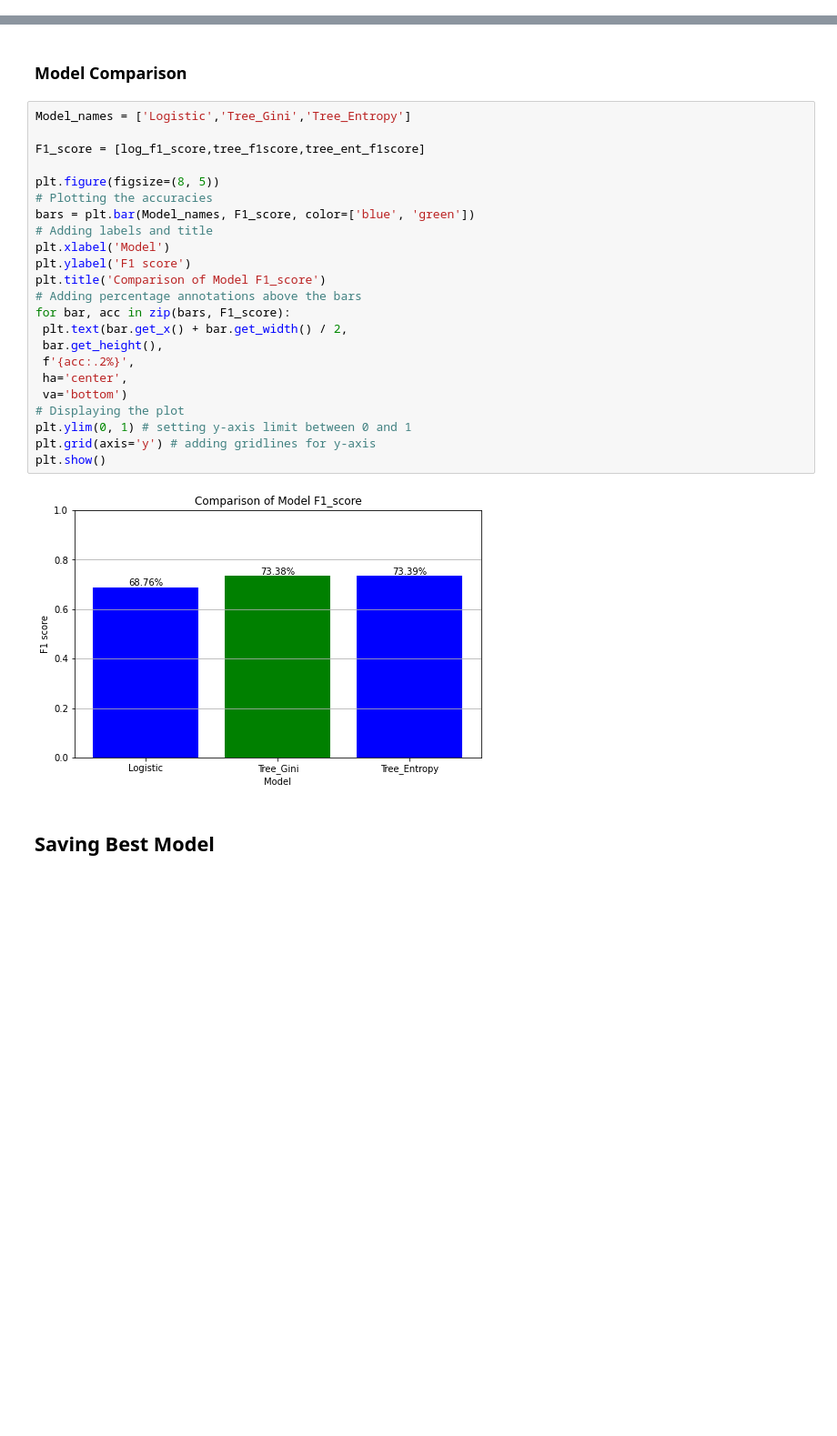
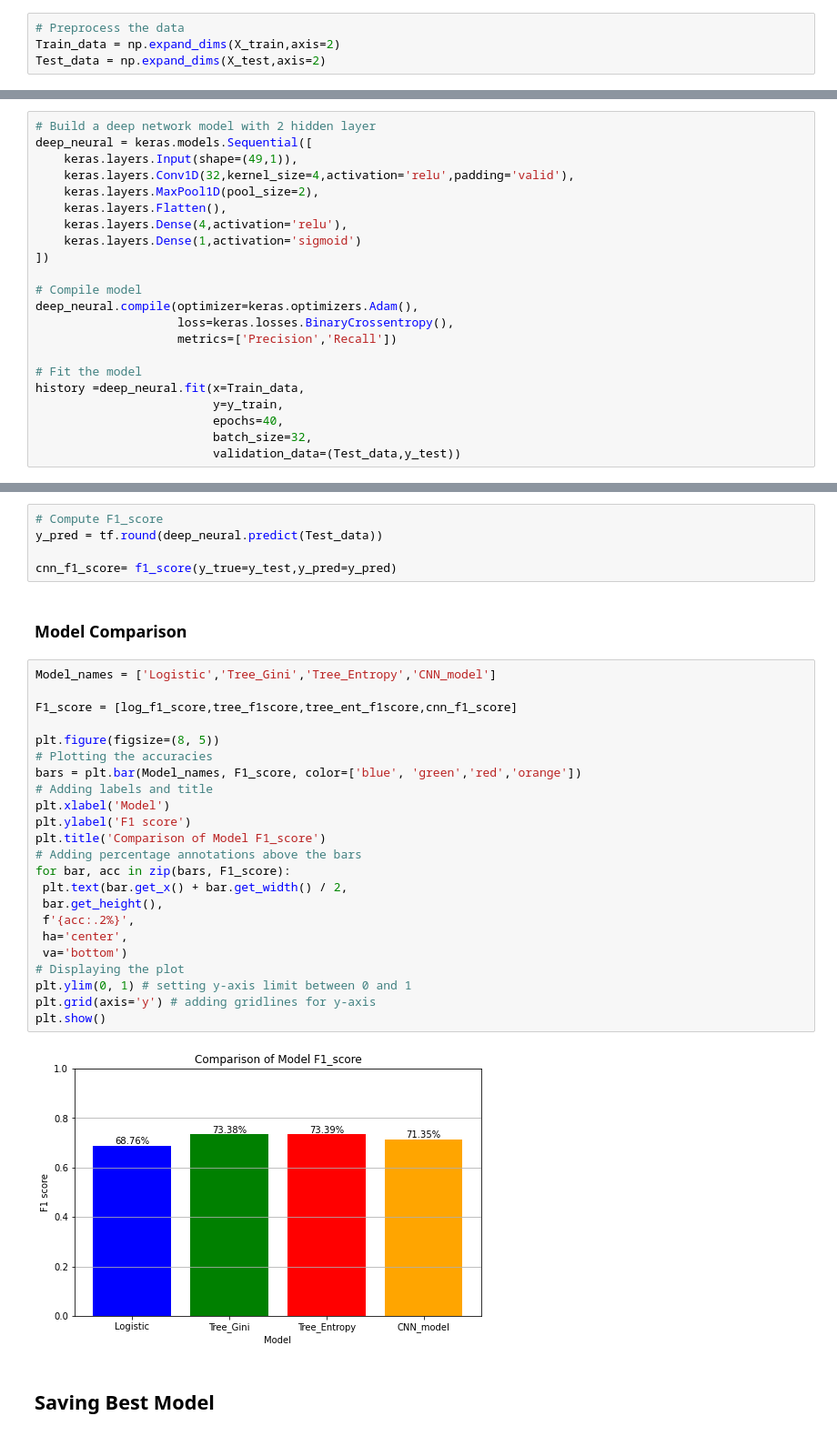
Before and after one commit to Rhino-byte/Tz_Boreholes, a Jupyter notebook: student.ipynb, the cells around one changed output, grey strips where cells are left out. Shown at 91% size. Saved outputs shown, nothing was run; the diff lists cells and outputs as text; blank space fills up the shorter version.

Commit message:
Add neural network model

```diff
--- a/student.ipynb
+++ b/student.ipynb
@@ -880,0 +886,4 @@ non functional       0.77      0.70      0.73      4458
+# %%
+# Preprocess the data
+Train_data = np.expand_dims(X_train,axis=2)
+Test_data = np.expand_dims(X_test,axis=2)
@@ -880,0 +894,22 @@ non functional       0.77      0.70      0.73      4458
+# %%
+# Build a deep network model with 2 hidden layer
+deep_neural = keras.models.Sequential([
+    keras.layers.Input(shape=(49,1)),
+    keras.layers.Conv1D(32,kernel_size=4,activation='relu',padding='valid'),
+    keras.layers.MaxPool1D(pool_size=2),
+    keras.layers.Flatten(),
+    keras.layers.Dense(4,activation='relu'),
+    keras.layers.Dense(1,activation='sigmoid')
+])
+
+# Compile model
+deep_neural.compile(optimizer=keras.optimizers.Adam(),
+                    loss=keras.losses.BinaryCrossentropy(),
+                    metrics=['Precision','Recall'])
+
+# Fit the model
+history =deep_neural.fit(x=Train_data,
+                         y=y_train,
+                         epochs=40,
+                         batch_size=32,
+                         validation_data=(Test_data,y_test))
@@ -881,30 +934,35 @@ non functional       0.77      0.70      0.73      4458
+# %%
+# Compute F1_score
+y_pred = tf.round(deep_neural.predict(Test_data))
+
+cnn_f1_score= f1_score(y_true=y_test,y_pred=y_pred)
 # %% [markdown]
 ### Model Comparison
 # %%
-Model_names = ['Logistic','Tree_Gini','Tree_Entropy']
+Model_names = ['Logistic','Tree_Gini','Tree_Entropy','CNN_model']
 
-F1_score = [log_f1_score,tree_f1score,tree_ent_f1score]
+F1_score = [log_f1_score,tree_f1score,tree_ent_f1score,cnn_f1_score]
 
 plt.figure(figsize=(8, 5))
 # Plotting the accuracies
-bars = plt.bar(Model_names, F1_score, color=['blue', 'green'])
+bars = plt.bar(Model_names, F1_score, color=['blue', 'green','red','orange'])
 # Adding labels and title
 plt.xlabel('Model')
 plt.ylabel('F1 score')
 plt.title('Comparison of Model F1_score')
 # Adding percentage annotations above the bars
 for bar, acc in zip(bars, F1_score):
  plt.text(bar.get_x() + bar.get_width() / 2,
  bar.get_height(),
  f'{acc:.2%}',
  ha='center',
  va='bottom')
 # Displaying the plot
 plt.ylim(0, 1) # setting y-axis limit between 0 and 1
 plt.grid(axis='y') # adding gridlines for y-axis
 plt.show()
 # %% [output]
-[figure, old version]
+[figure, new version]
 # %% [markdown]
 ## Saving Best Model
 # %%
```
Also changed, not shown: parts of 4 cells of this notebook.
